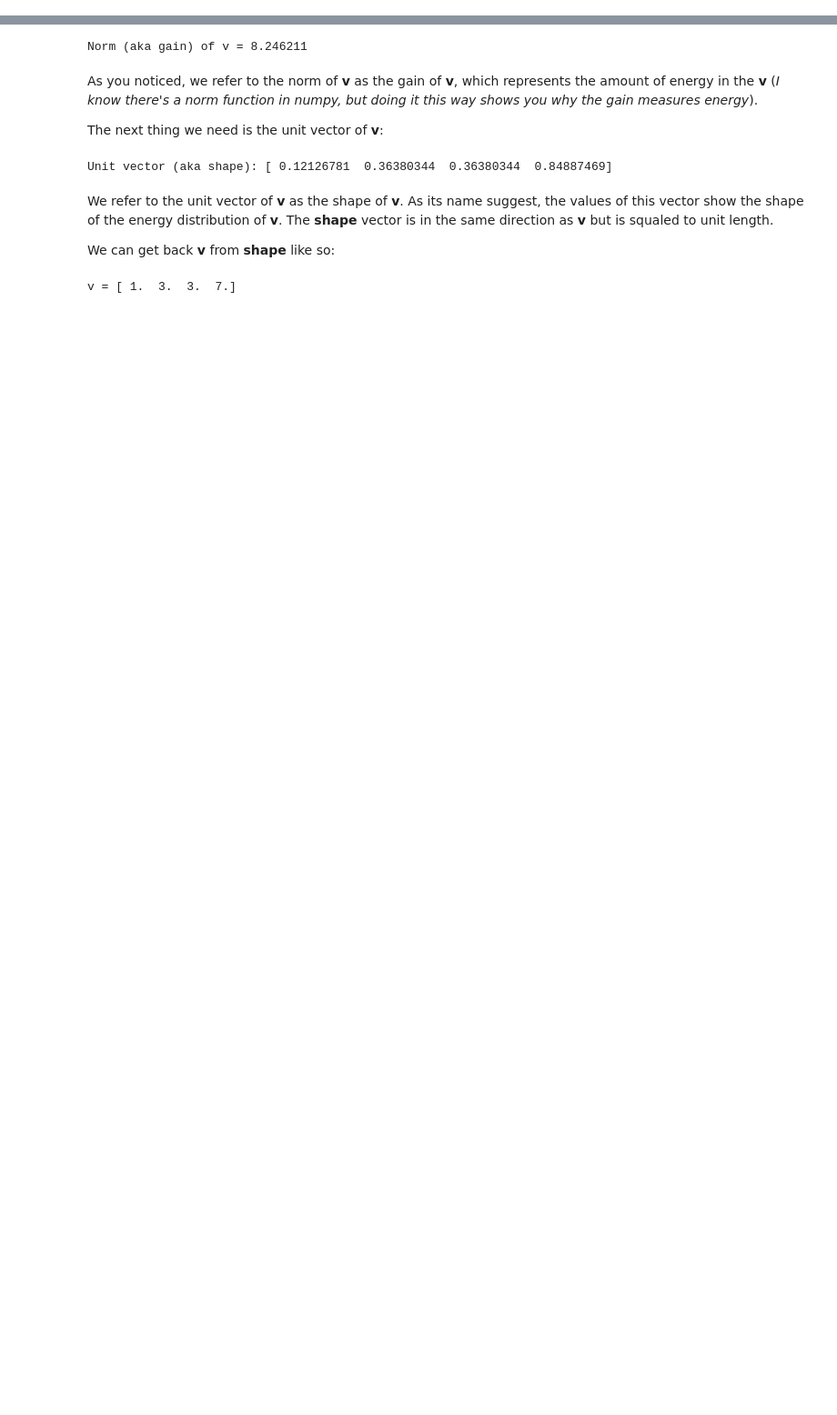
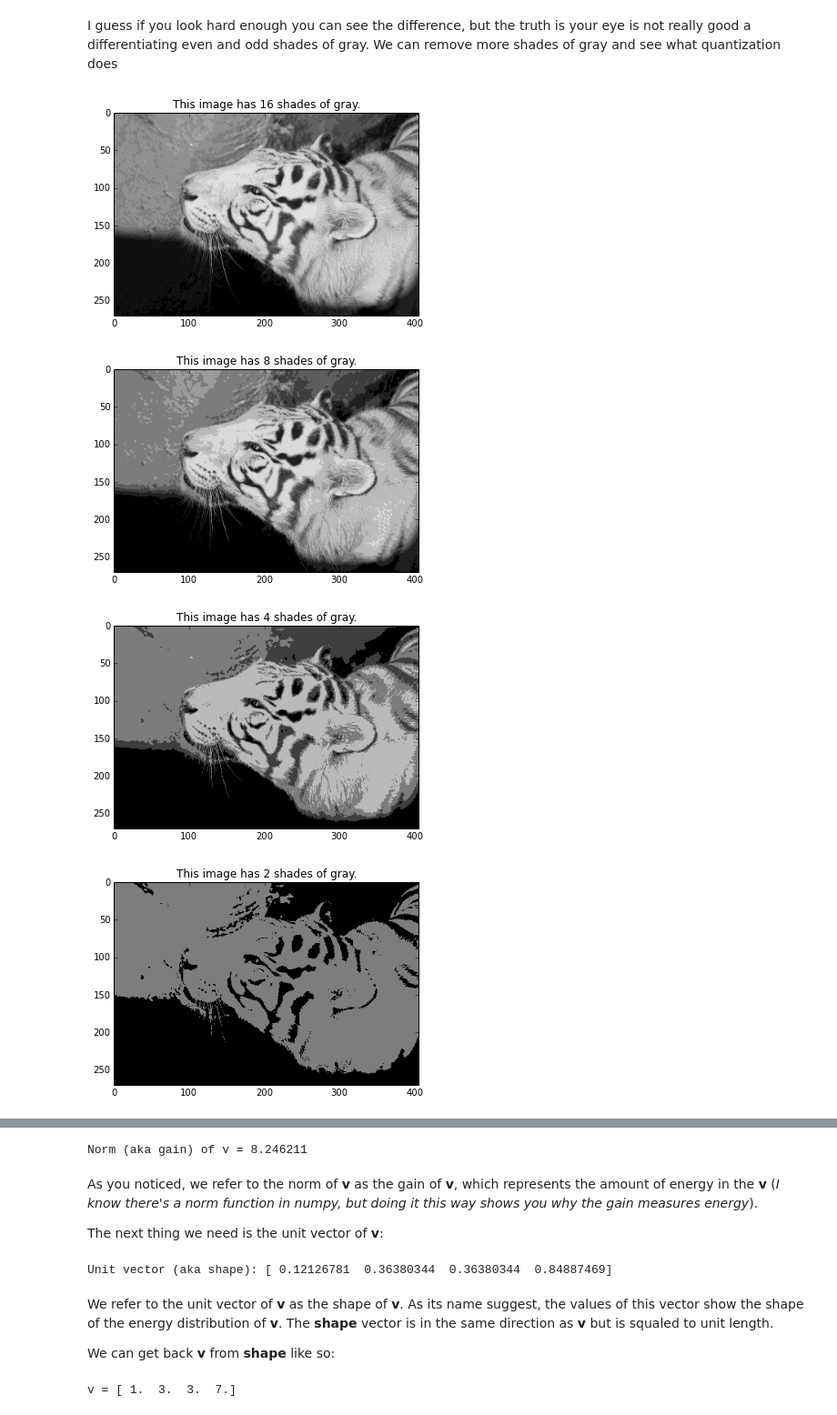
Before and after one commit to luctrudeau/DaalaNotebooks, a Jupyter notebook: PVQ/PVQ.ipynb, the cells around one changed output, grey strips where cells are left out. Shown at 91% size. Cells and saved outputs as stored; diff of their text form; code cells hidden in the pictures; blank space fills up the shorter version.

```diff
--- a/PVQ/PVQ.ipynb
+++ b/PVQ/PVQ.ipynb
@@ -8,0 +38,15 @@ Our objective for this first part is to "_perceptually vector quantize_" the fol
+# %% [markdown]
+I guess if you look hard enough you can see the difference, but the truth is your eye is not really good a differentiating even and odd shades of gray. We can remove more shades of gray and see what quantization does
+# %%
+showImage(quantize(im, 16))
+plt.subplots(1)
+showImage(quantize(im, 31))
+plt.subplots(1)
+showImage(quantize(im, 62))
+plt.subplots(1)
+showImage(quantize(im, 125))
+# %% [output]
+[figure, added]
+[figure, added]
+[figure, added]
+[figure, added]
```
Also changed, not shown: parts of 15 cells of this notebook, 2 other files.
